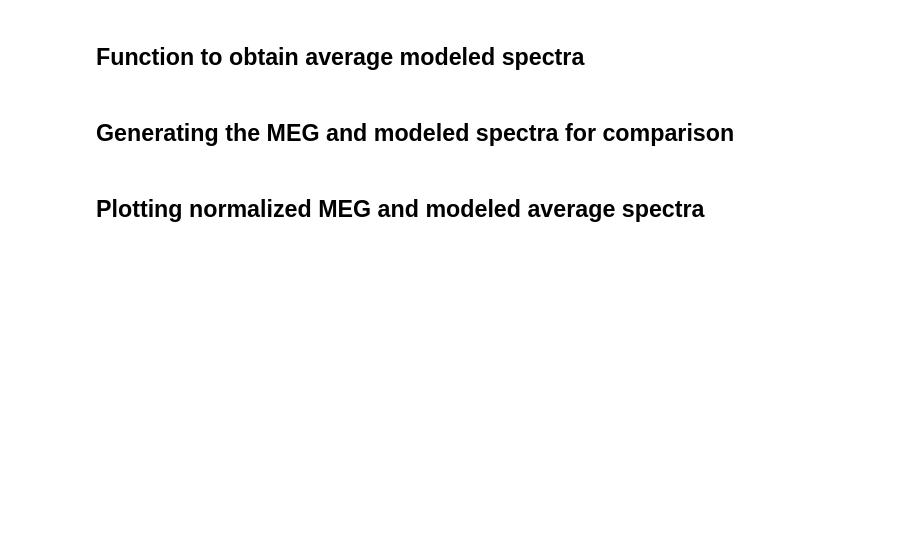
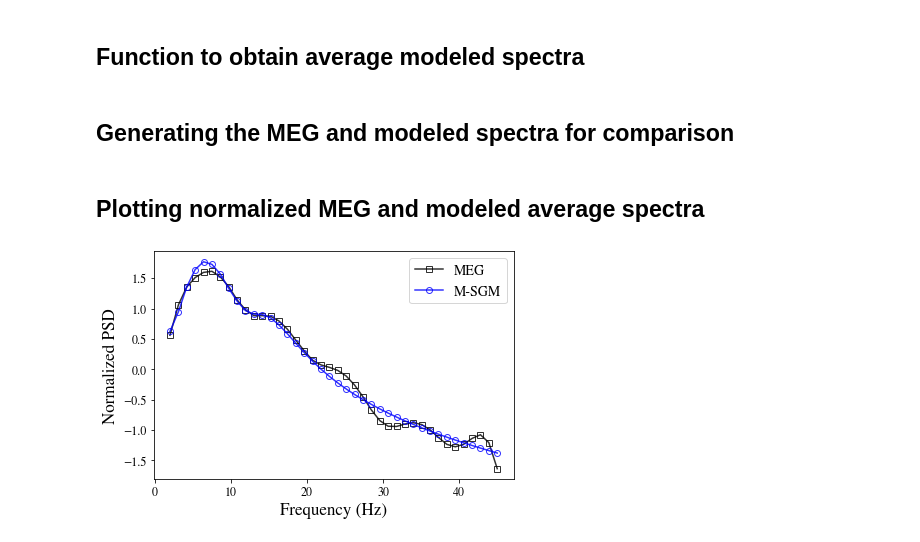
Before and after one commit to Spearmint1080/spectrome-stability, a Jupyter notebook: spectrome/notebooks/reproduce_MEG_modeled_spectra.ipynb, the cells around one changed output. Cells and saved outputs as stored; diff of their text form; code cells hidden in the pictures; blank space fills up the shorter version.

```diff
--- a/spectrome/notebooks/reproduce_MEG_modeled_spectra.ipynb
+++ b/spectrome/notebooks/reproduce_MEG_modeled_spectra.ipynb
@@ -139,25 +141,25 @@ org_spectra_overall = org_spectra_overall/nsubs
 ## Plotting normalized MEG and modeled average spectra
 # %%
 plt.rcParams.update({
-    "mathtext.fontset": "stix",
-    "font.family": "STIXGeneral",
     "xtick.labelsize": 12,
     "ytick.labelsize": 12
 })
 
 new_normalized = (new_spectra - np.mean(new_spectra))/(np.std(new_spectra))
 org_normalized = (org_spectra_overall - np.mean(org_spectra_overall))/(np.std(org_spectra_overall))
 
 colorp = sns.color_palette("colorblind",n_colors=3)
 
 fig, ax = plt.subplots()
 
 
 ax.plot(fvec,org_normalized,linestyle = '-',marker = 's',fillstyle = 'none',color = 'k', label = "MEG", alpha = 0.8)
 ax.plot(fvec,new_normalized,linestyle = '-',marker = 'o',fillstyle = 'none',color = 'b', label = "M-SGM", alpha = 0.8)
 
 ax.legend(fontsize = 14)
 ax.set_xlabel('Frequency (Hz)', fontsize = 17)
 ax.set_ylabel('Normalized PSD', fontsize = 17)
 
 plt.tight_layout()
+# %% [output]
+[figure, added]
```
Also changed, not shown: parts of 1 cell of this notebook, 15 other files.
